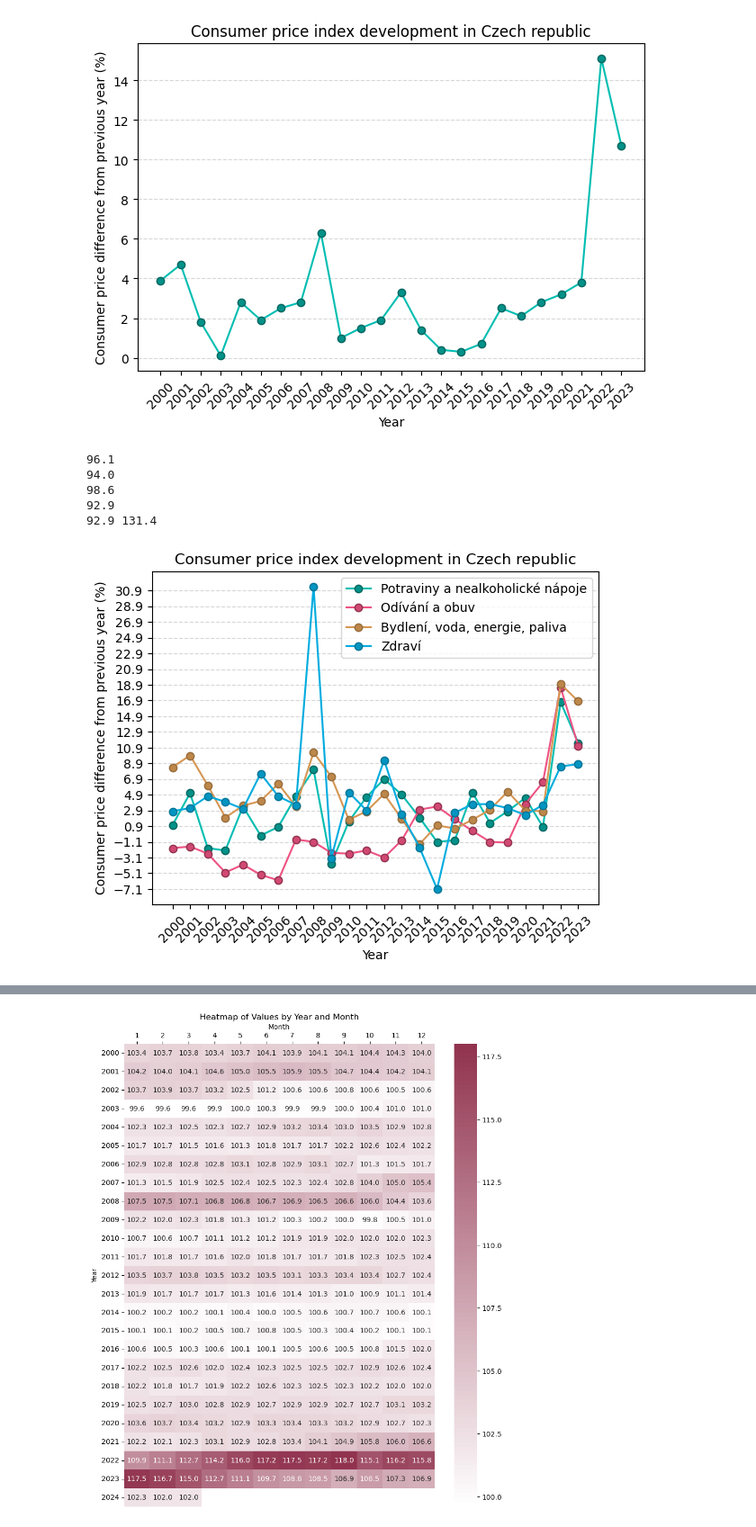
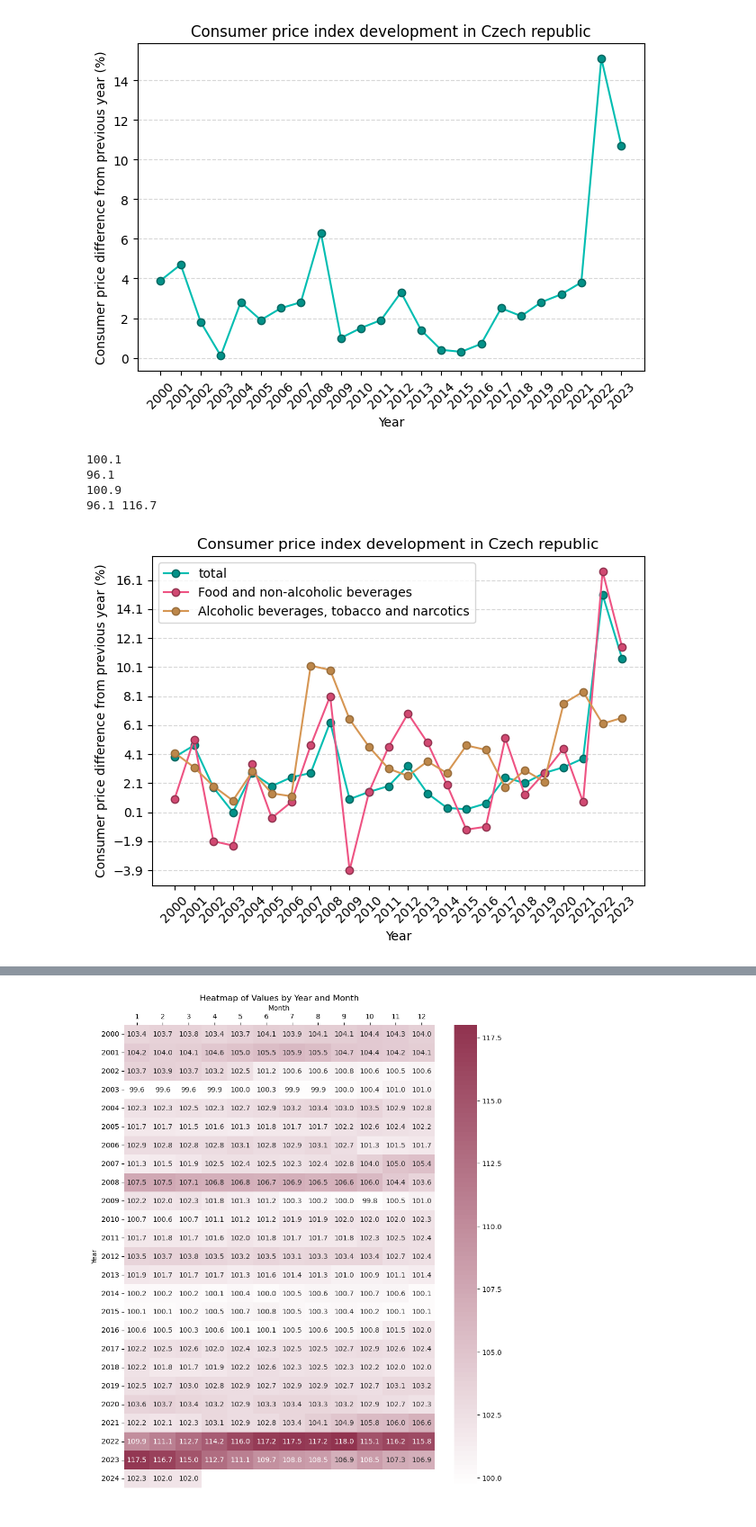
Before and after one commit to xdxdhh/czech_economy_analysis, a Jupyter notebook: analysis.ipynb, the cells around one changed output, grey strips where cells are left out. Shown: that part at 90% size. Saved outputs shown, nothing was run; the diff lists cells and outputs as text; code cells hidden in the pictures.

```diff
--- a/analysis.ipynb
+++ b/analysis.ipynb
@@ -70,7 +70,7 @@ def plot_area(sectors, figname=None):
     max_hodnota = 100
     for i, sector in enumerate(sectors):
         cpi_december = cpi_yearly[cpi_yearly['mesic'] == 12]
-        data = cpi_december[cpi_december['ucel_txt'] == sector].copy()
+        data = cpi_december[cpi_december['ucel_txt_eng'] == sector].copy()
         data.sort_values(by=['rok', 'mesic'], inplace=True)
         ax.plot(data['rok'], data['hodnota']-100, marker='o', color=line_colors[i], mfc=marker_colors[i], mec=marker_outer_colors[i] )
         max_hodnota = max(max_hodnota, max(data['hodnota']))
@@ -101,13 +101,12 @@ plot_area(['total'], figname='cpi_total.svg')
 100 115.1
 [figure]
 # %%
-plot_area(['Potraviny a nealkoholické nápoje', 'Odívání a obuv', 'Bydlení, voda, energie, paliva', 'Zdraví'])
+plot_area(['total', 'Food and non-alcoholic beverages', 'Alcoholic beverages, tobacco and narcotics' ], figname='cpi_food.svg')
 #zdravi 2008 - zmena metodiky uhrady leku pojistovnou
 #zdravi 2012 - mene leku proplaceno pojistovnou
 # %% [output]
+100.1
 96.1
-94.0
-98.6
-92.9
-92.9 131.4
+100.9
+96.1 116.7
-[figure, old version]
+[figure, new version]
```
Also changed, not shown: parts of 12 cells of this notebook, 15 other files.
